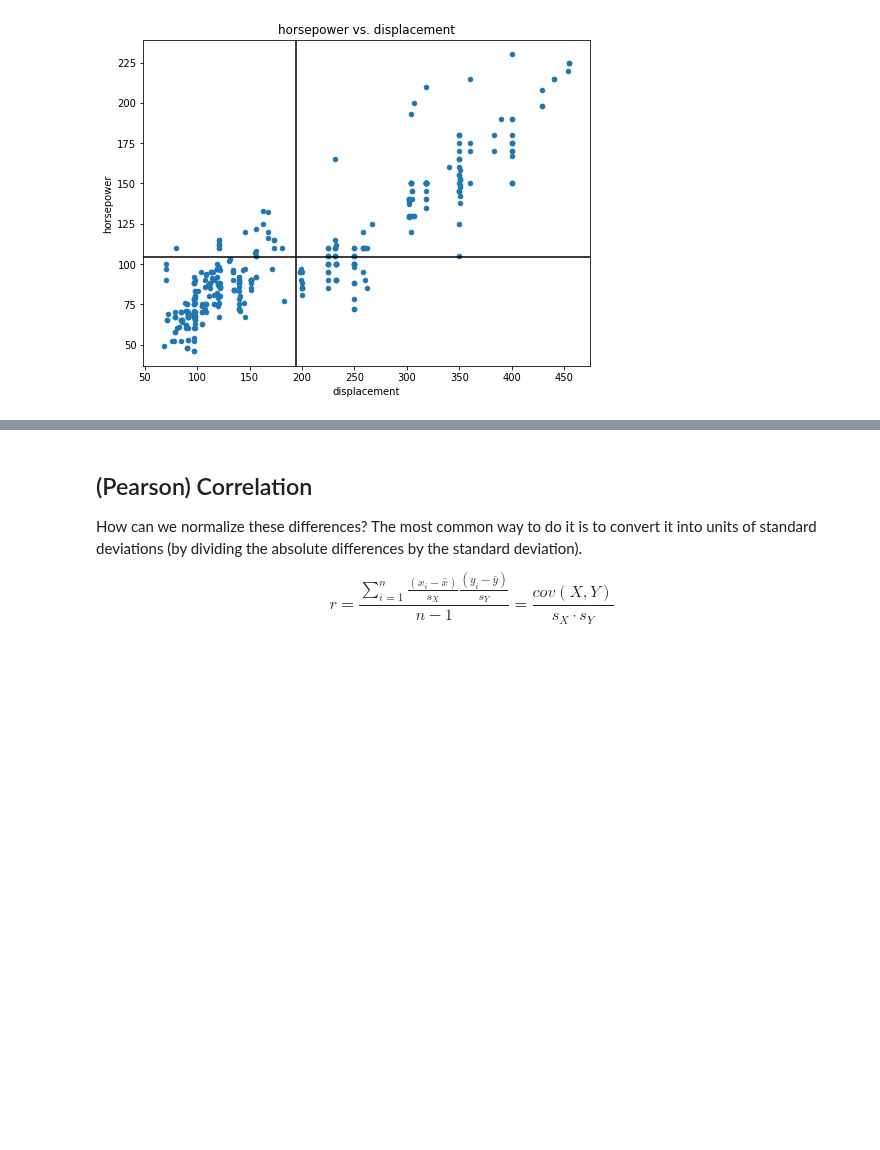
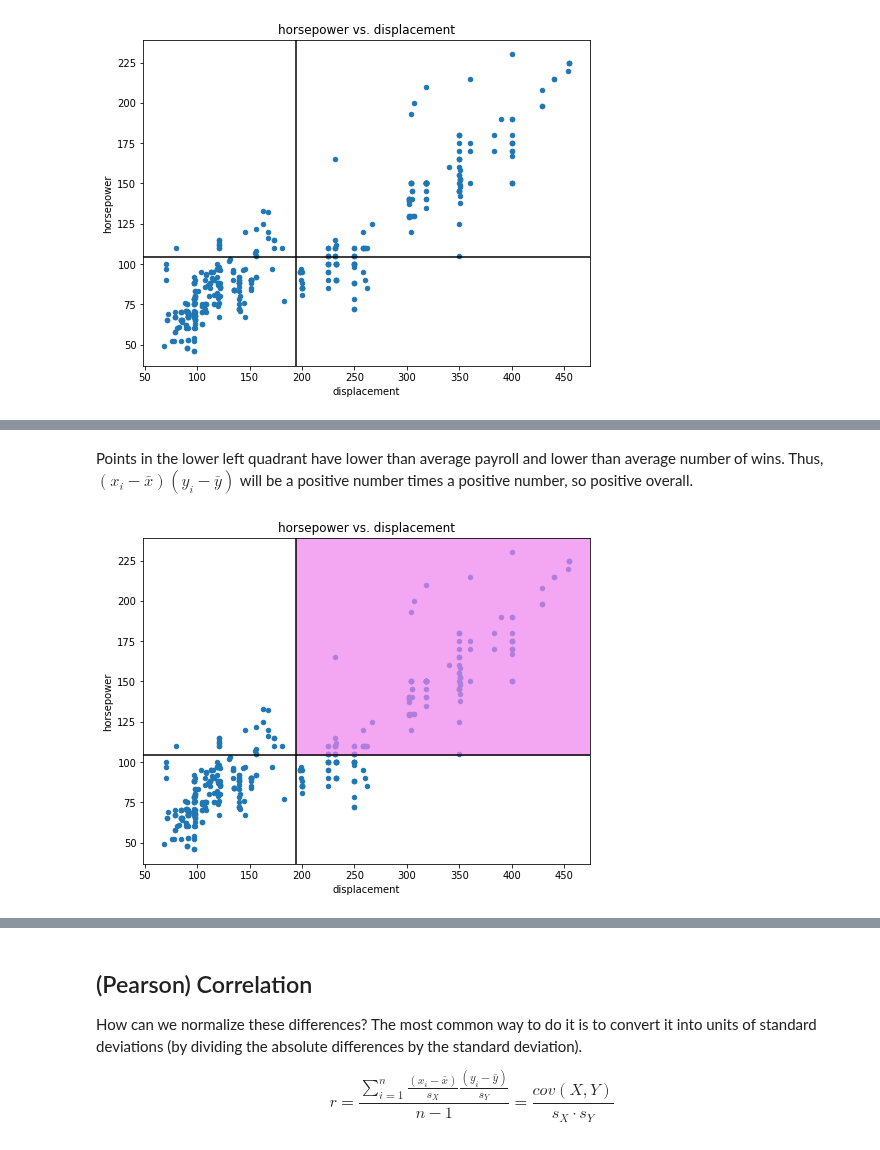
Before and after one commit to NSS-Data-Instructional-Stuff/stats-for-data-science, a Jupyter notebook: notebooks/02_Exploratory_Data_Analysis-Part_2_Two_Variable.ipynb, the cells around one changed output, grey strips where cells are left out. Drawn from its saved outputs; the diff is of its cells as text; code cells hidden in the pictures; blank space fills up the shorter version.

```diff
--- a/notebooks/02_Exploratory_Data_Analysis-Part_2_Two_Variable.ipynb
+++ b/notebooks/02_Exploratory_Data_Analysis-Part_2_Two_Variable.ipynb
@@ -110 +141,13 @@ plt.title('horsepower vs. displacement');
+# %% [markdown]
+Points in the lower left quadrant have lower than average payroll and lower than average number of wins. Thus, $(x_i - \bar{x})(y_i - \bar{y})$ will be a positive number times a positive number, so positive overall.
+# %%
+fig, ax = plt.subplots(figsize = (8,6))
+cars.plot(kind = 'scatter', x = 'displacement', y = 'horsepower', ax = ax)
+plt.axvline(x = displacement_mean, color = 'black')
+plt.axhline(y = horsepower_mean, color = 'black')
+plt.title('horsepower vs. displacement')
+r1 = Rectangle((displacement_mean, horsepower_mean), plt.xlim()[1] - displacement_mean, plt.ylim()[1] - horsepower_mean, color='violet', alpha = 0.7)
+ax.add_artist(r1);
+# %% [output]
+[figure, added]
 # %% [markdown]
```
Also changed, not shown: parts of 16 cells of this notebook.
